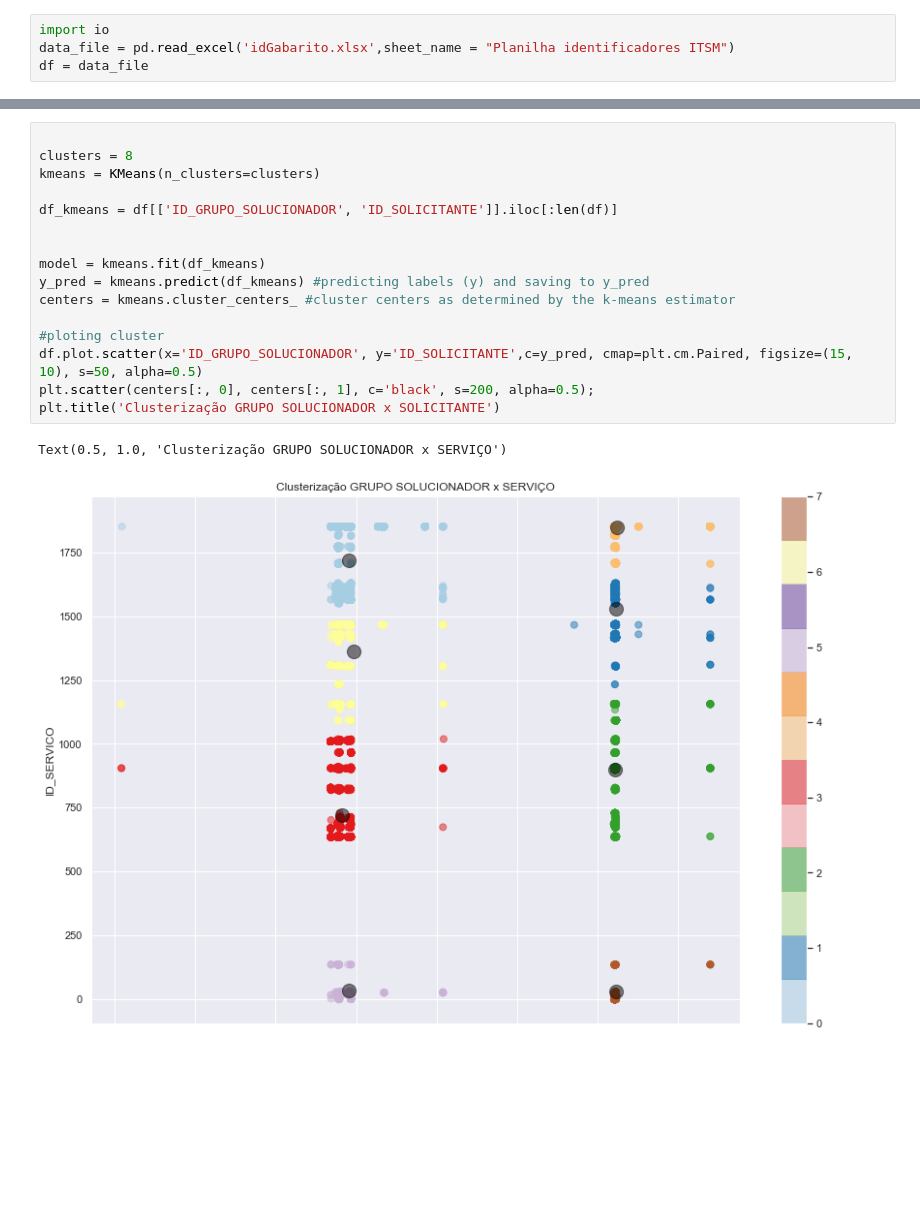
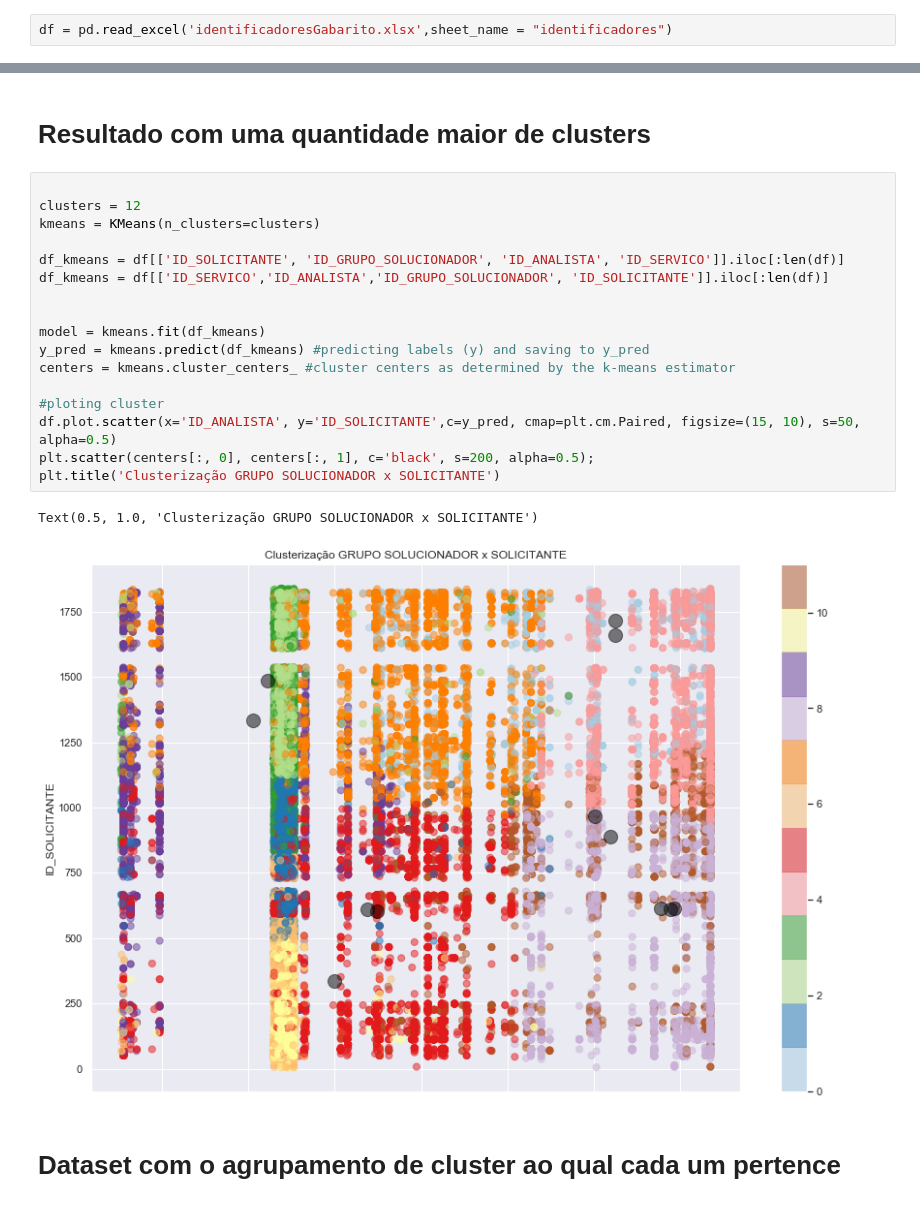
Before and after one commit to 6abi/servicePrediction, a Jupyter notebook: K_Means_Clustering_with_Scikit_Learn-Copy1.ipynb, the cells around one changed output, grey strips where cells are left out. Cells and saved outputs as stored; diff of their text form; blank space fills up the shorter version.

```diff
--- a/K_Means_Clustering_with_Scikit_Learn-Copy1.ipynb
+++ b/K_Means_Clustering_with_Scikit_Learn-Copy1.ipynb
@@ -19,5 +19,3 @@ os.environ['TF_CPP_MIN_LOG_LEVEL'] = '2'
 # %%
-import io
-data_file = pd.read_excel('idGabarito.xlsx',sheet_name = "Planilha identificadores ITSM")
-df = data_file
+df = pd.read_excel('identificadoresGabarito.xlsx',sheet_name = "identificadores")
 # %%
@@ -202,22 +198,27 @@ plt.title('Clusterização GRUPO SOLUCIONADOR x SERVIÇO')
+# %% [markdown]
+# Resultado com uma quantidade maior de clusters
 # %%
 
-clusters = 8
+clusters = 12
 kmeans = KMeans(n_clusters=clusters)
 
-df_kmeans = df[['ID_GRUPO_SOLUCIONADOR', 'ID_SOLICITANTE']].iloc[:len(df)]
+df_kmeans = df[['ID_SOLICITANTE', 'ID_GRUPO_SOLUCIONADOR', 'ID_ANALISTA', 'ID_SERVICO']].iloc[:len(df)]
+df_kmeans = df[['ID_SERVICO','ID_ANALISTA','ID_GRUPO_SOLUCIONADOR', 'ID_SOLICITANTE']].iloc[:len(df)]
 
 
 model = kmeans.fit(df_kmeans)
 y_pred = kmeans.predict(df_kmeans) #predicting labels (y) and saving to y_pred
 centers = kmeans.cluster_centers_ #cluster centers as determined by the k-means estimator
 
 #ploting cluster
-df.plot.scatter(x='ID_GRUPO_SOLUCIONADOR', y='ID_SOLICITANTE',c=y_pred, cmap=plt.cm.Paired, figsize=(15, 10), s=50, alpha=0.5)
+df.plot.scatter(x='ID_ANALISTA', y='ID_SOLICITANTE',c=y_pred, cmap=plt.cm.Paired, figsize=(15, 10), s=50, alpha=0.5)
 plt.scatter(centers[:, 0], centers[:, 1], c='black', s=200, alpha=0.5);
 plt.title('Clusterização GRUPO SOLUCIONADOR x SOLICITANTE')
 # %% [output]
-Text(0.5, 1.0, 'Clusterização GRUPO SOLUCIONADOR x SERVIÇO')
+Text(0.5, 1.0, 'Clusterização GRUPO SOLUCIONADOR x SOLICITANTE')
-[figure, old version]
+[figure, new version]
+# %% [markdown]
+# Dataset com o agrupamento de cluster ao qual cada um pertence
 # %%
 #Show the cluster
 df['cluster'] = y_pred
```
Also changed, not shown: parts of 32 cells of this notebook, 4 other files.
